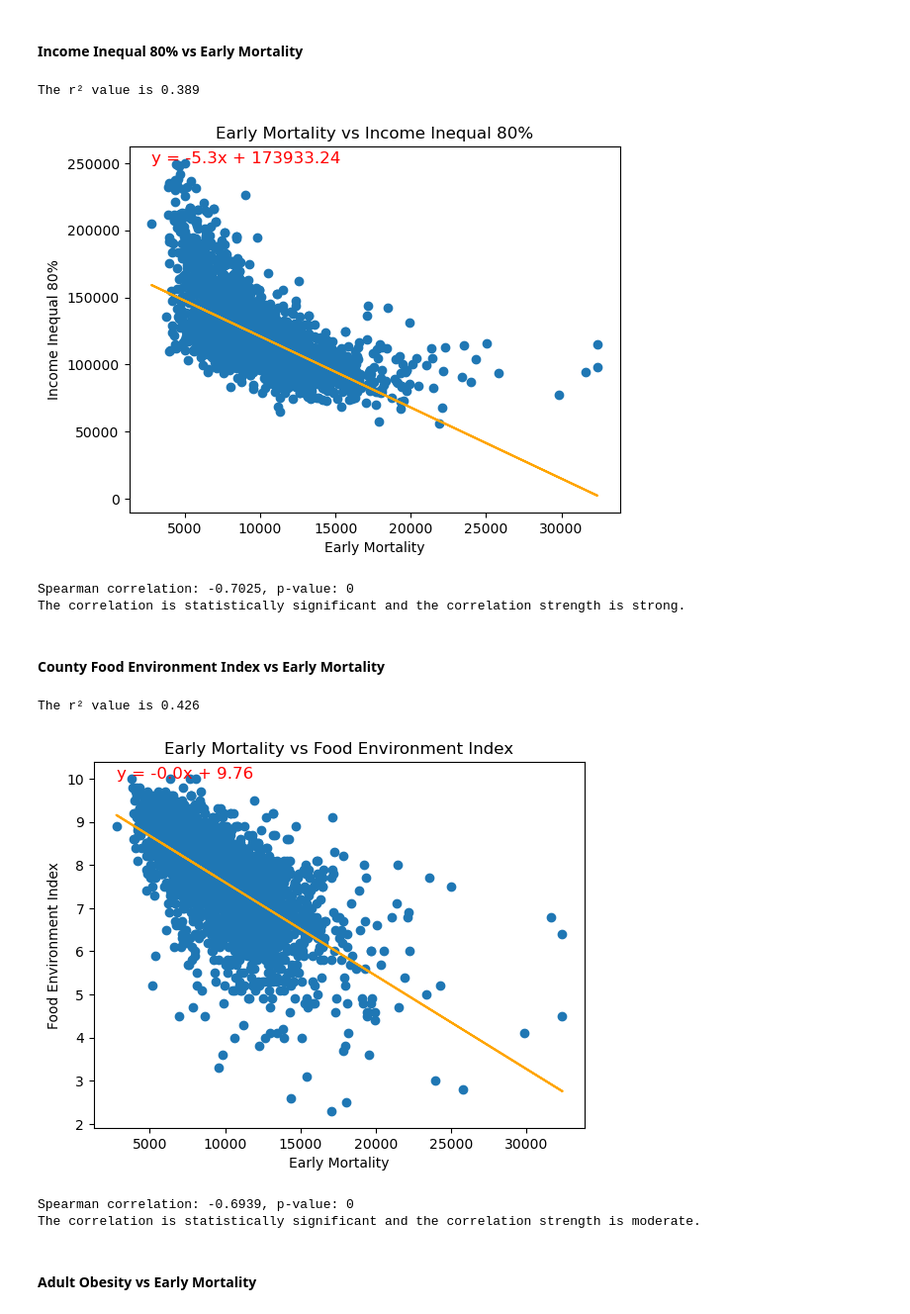
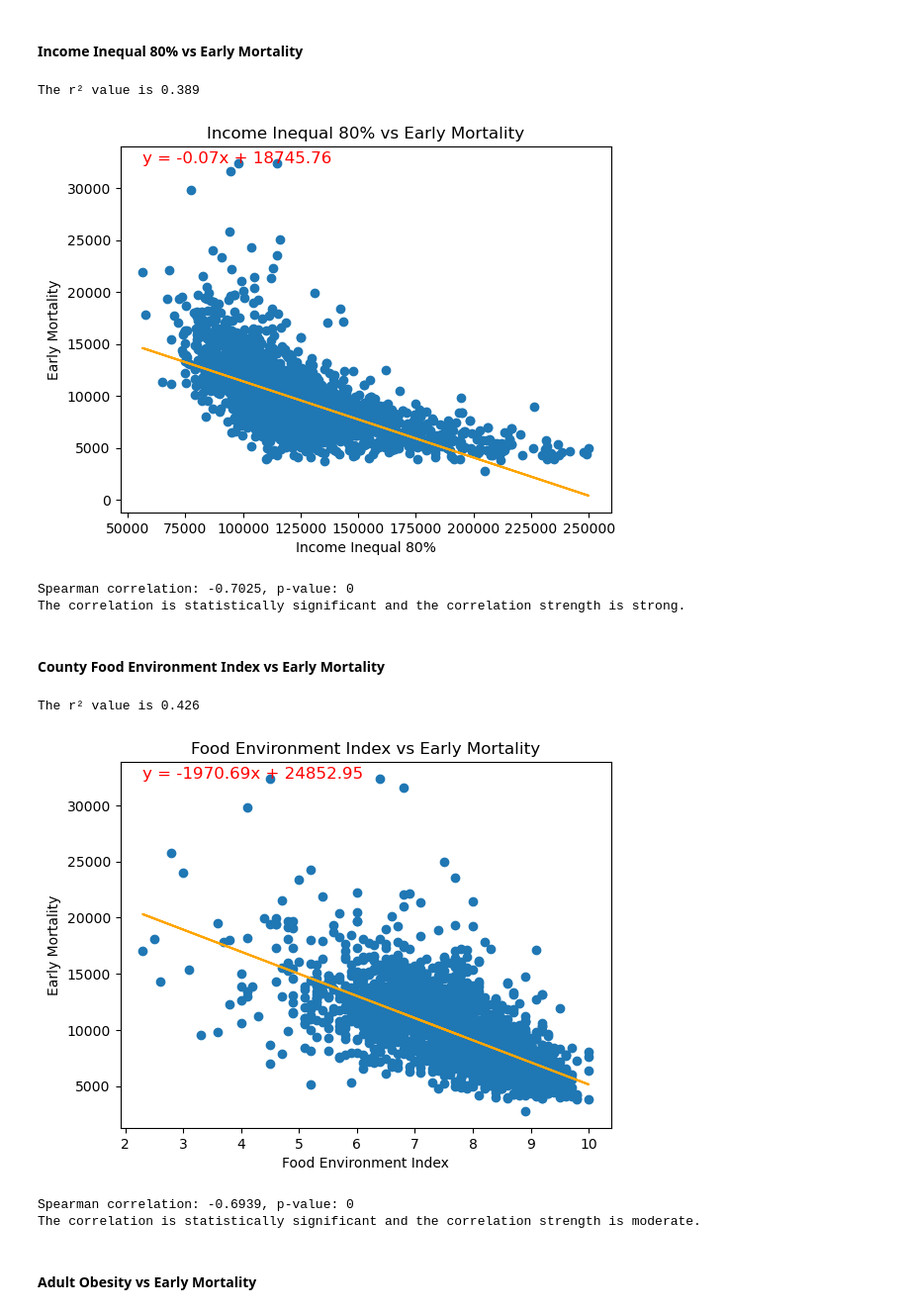
Before and after one commit to the-eva-a/group-1-project-1, a Jupyter notebook: Variable_Correlation_Relationships_Accurate.ipynb, the cells around one changed output. Shown at 99% size. Saved outputs shown, nothing was run; the diff lists cells and outputs as text; code cells hidden in the pictures.

```diff
--- a/Variable_Correlation_Relationships_Accurate.ipynb
+++ b/Variable_Correlation_Relationships_Accurate.ipynb
@@ -265,11 +258,11 @@ The correlation is statistically significant and the correlation strength is str
 #### Income Inequal 80% vs Early Mortality
 # %%
 # Set x and y values and labels
+x_values = county_df["income_inequal_80pct"]
+y_values = county_df["early_death_years_lost"]
+cool_xlabel = "Income Inequal 80%"
+cool_ylabel = "Early Mortality"
 
-x_values = county_df["early_death_years_lost"]
-y_values = county_df["income_inequal_80pct"]
-cool_xlabel = "Early Mortality"
-cool_ylabel = "Income Inequal 80%"
 
 # Create the linear regression plot
 cool_linear_regression_function(x_values, y_values, cool_xlabel, cool_ylabel)
@@ -296,45 +289,45 @@ else:
     print("The correlation is not statistically significant.")
 # %% [output]
 The r² value is 0.389
-[figure, old version]
+[figure, new version]
 Spearman correlation: -0.7025, p-value: 0
 The correlation is statistically significant and the correlation strength is strong.
 # %% [markdown]
 #### County Food Environment Index vs Early Mortality
 # %%
 # Set x and y values and labels
+x_values = county_df["food_environment_index"]
+y_values = county_df["early_death_years_lost"]
+cool_xlabel = "Food Environment Index"
+cool_ylabel = "Early Mortality"
 
-x_values = county_df["early_death_years_lost"]
-y_values = county_df["food_environment_index"]
-cool_xlabel = "Early Mortality"
-cool_ylabel = "Food Environment Index"
 
 # Create the linear regression plot
 cool_linear_regression_function(x_values, y_values, cool_xlabel, cool_ylabel)
 
 # Call the correlation function and capture all returned values
 correlation, p_value, correlation_type = correlation_function(x_values, y_values)
 
 # Print results
 print(f"{correlation_type} correlation: {round(correlation, 4)}, p-value: {p_value:.4g}")
 
 # Interpretation
 if p_value < 0.05:
 
     # Determine the strength of the correlation
     if abs(correlation) >= 0.7:
         strength = "strong"
     elif abs(correlation) >= 0.3:
         strength = "moderate"
     else:
         strength = "weak"
 
     print(f"The correlation is statistically significant and the correlation strength is {strength}.")
 else:
     print("The correlation is not statistically significant.")
 # %% [output]
 The r² value is 0.426
-[figure, old version]
+[figure, new version]
 Spearman correlation: -0.6939, p-value: 0
 The correlation is statistically significant and the correlation strength is moderate.
 # %% [markdown]
```
Also changed, not shown: parts of 28 cells of this notebook.
